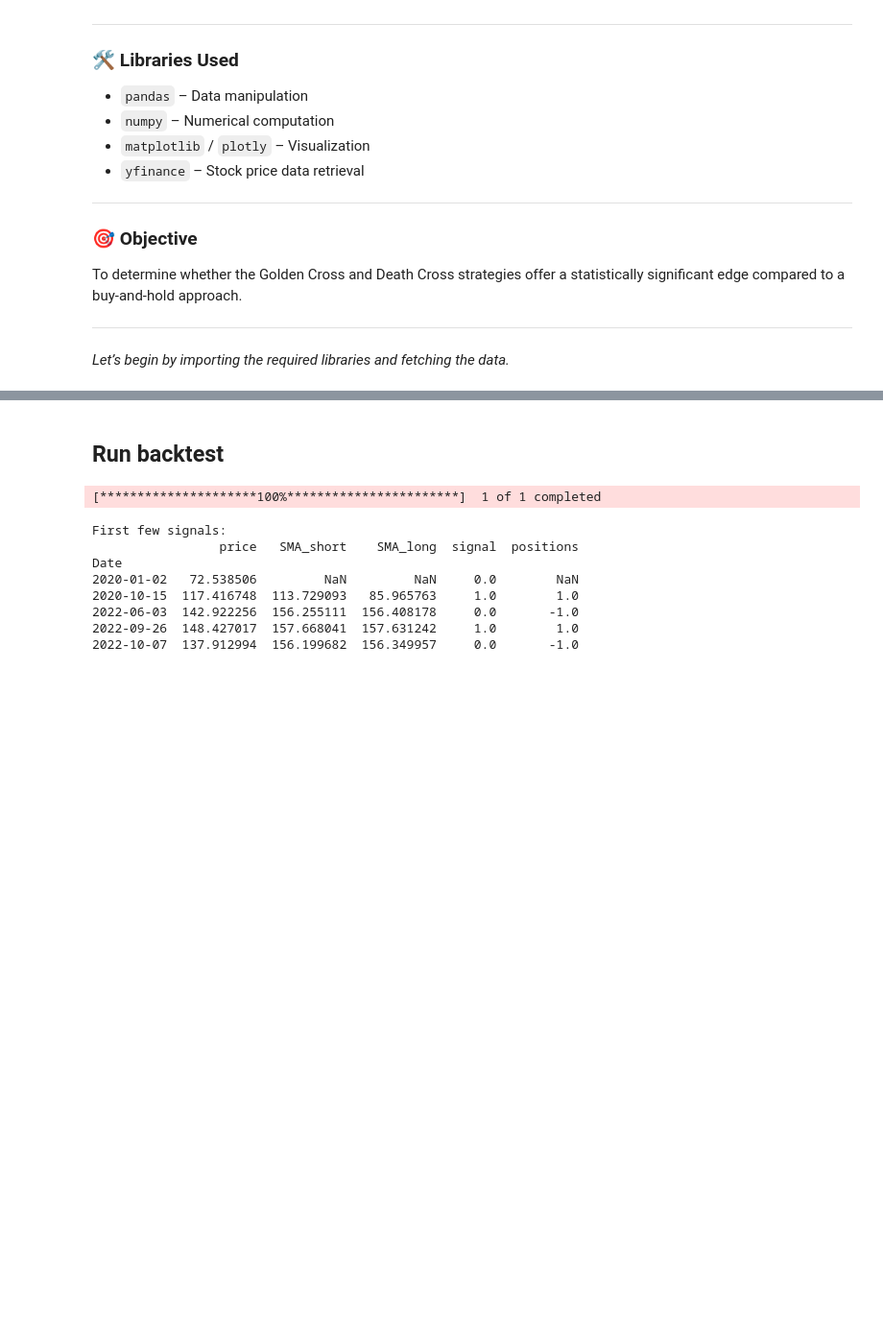
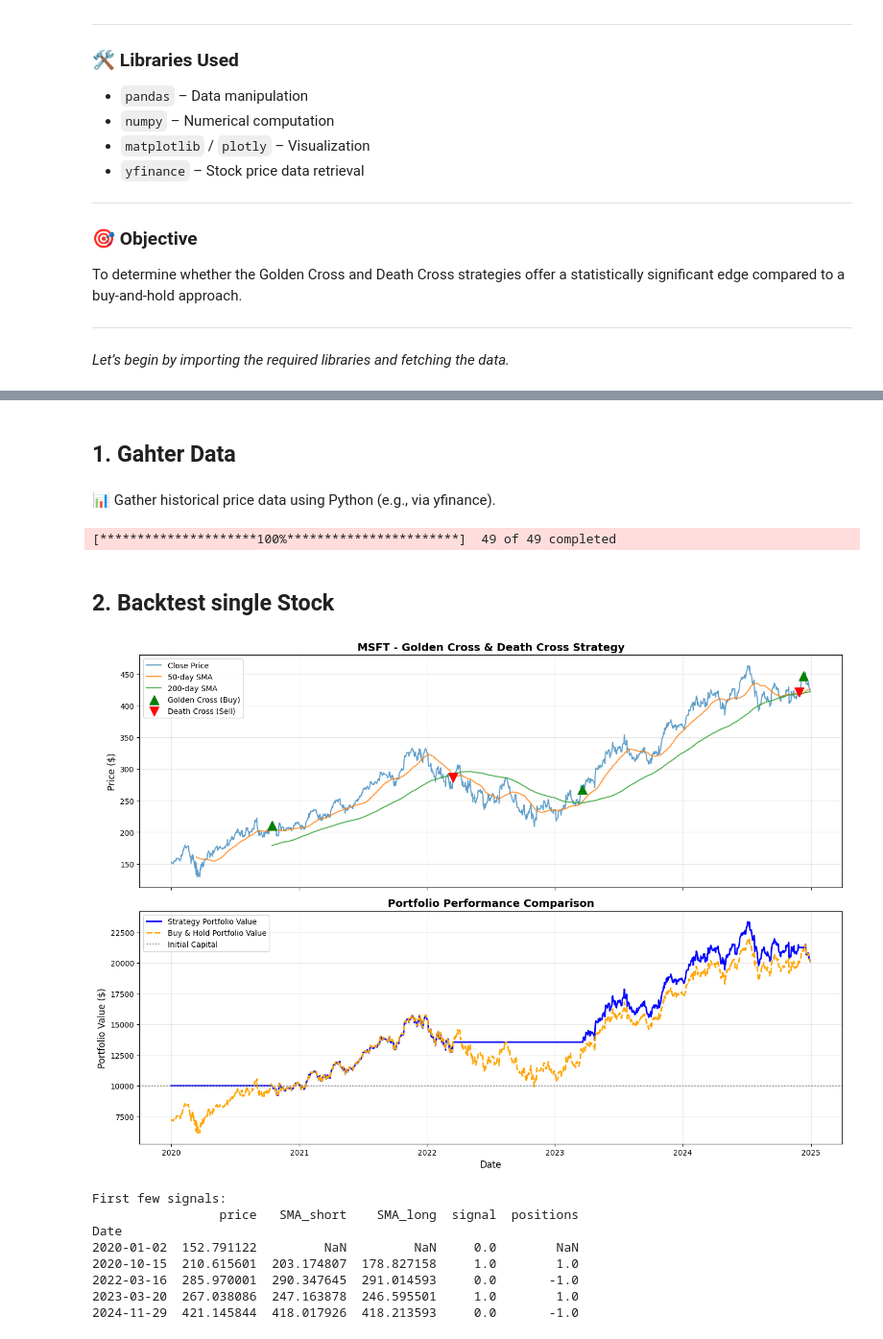
Before and after one commit to KuoLiang-hub/golden-cross-evaluation, a Jupyter notebook: Golden_Death_Cross.ipynb.ipynb, the cells around one changed output, grey strips where cells are left out. Shown at 96% size. Cells and saved outputs as stored; diff of their text form; code cells hidden in the pictures; blank space fills up the shorter version.

Commit message:
done first code draft

```diff
--- a/Golden_Death_Cross.ipynb.ipynb
+++ b/Golden_Death_Cross.ipynb.ipynb
@@ -227,37 +230,49 @@ class MovingAverageCrossBacktest:
 # %% [markdown]
-## Run backtest
+## 1. Gahter Data
+# %% [markdown]
+📊 Gather historical price data using Python (e.g., via yfinance).
+# %%
+START_DATE = '2020-01-01'
+END_DATE = '2024-12-31'
+
+tickers_df = pd.read_csv('data/stock_tickers.csv')
+all_tickers = tickers_df['Ticker'].unique().tolist()
+
+# Get stock prices via yfinance
+close_prices = fetch_data(all_tickers, START_DATE, END_DATE)
+# %% [output]
+[*********************100%***********************]  49 of 49 completed
+# %% [markdown]
+## 2. Backtest single Stock
 # %%
-# Example usage
-if __name__ == "__main__":
-    # Set parameters
-    TICKER = 'AAPL'  # Change to any stock ticker
-    START_DATE = '2020-01-01'
-    END_DATE = '2024-12-31'
-    INITIAL_CAPITAL = 10000
+# Set parameters
+TICKER = 'MSFT'  # Change to any stock ticker
+INITIAL_CAPITAL = 10000
 
-    # Create backtester instance
-    backtester = MovingAverageCrossBacktest(
-        ticker=TICKER,
-        start_date=START_DATE,
-        end_date=END_DATE,
-        short_window=50,
-        long_window=200,
-        initial_capital=INITIAL_CAPITAL
-    )
+# Create backtester instance
+backtester = MovingAverageCrossBacktest(
+    ticker=TICKER,
+    data=close_prices[TICKER],
+    short_window=50,
+    long_window=200,
+    initial_capital=INITIAL_CAPITAL,
+    save_chart=True
+)
 
-    # Run backtest
-    backtester.run_full_backtest()
+# Run backtest
+portfolio = backtester.run_full_backtest()
+backtester.plot_results()
 
-    # Access results
-    print("\nFirst few signals:")
-    print(backtester.signals[backtester.signals['positions'] != 0].head())
+# Access results
+print("\nFirst few signals:")
+print(backtester.signals[backtester.signals['positions'] != 0].head())
 # %% [output]
+[figure, added]
-[*********************100%***********************]  1 of 1 completed
+First few signals:
+                 price   SMA_short    SMA_long  signal  positions
+Date
+2020-01-02  152.791122         NaN         NaN     0.0        NaN
+2020-10-15  210.615601  203.174807  178.827158     1.0        1.0
+2022-03-16  285.970001  290.347645  291.014593     0.0       -1.0
+2023-03-20  267.038086  247.163878  246.595501     1.0        1.0
+2024-11-29  421.145844  418.017926  418.213593     0.0       -1.0
-First few signals:
-                 price   SMA_short    SMA_long  signal  positions
-Date
-2020-01-02   72.538506         NaN         NaN     0.0        NaN
-2020-10-15  117.416748  113.729093   85.965763     1.0        1.0
-2022-06-03  142.922256  156.255111  156.408178     0.0       -1.0
-2022-09-26  148.427017  157.668041  157.631242     1.0        1.0
-2022-10-07  137.912994  156.199682  156.349957     0.0       -1.0
```
Also changed, not shown: parts of 8 cells of this notebook, 4 other files.
